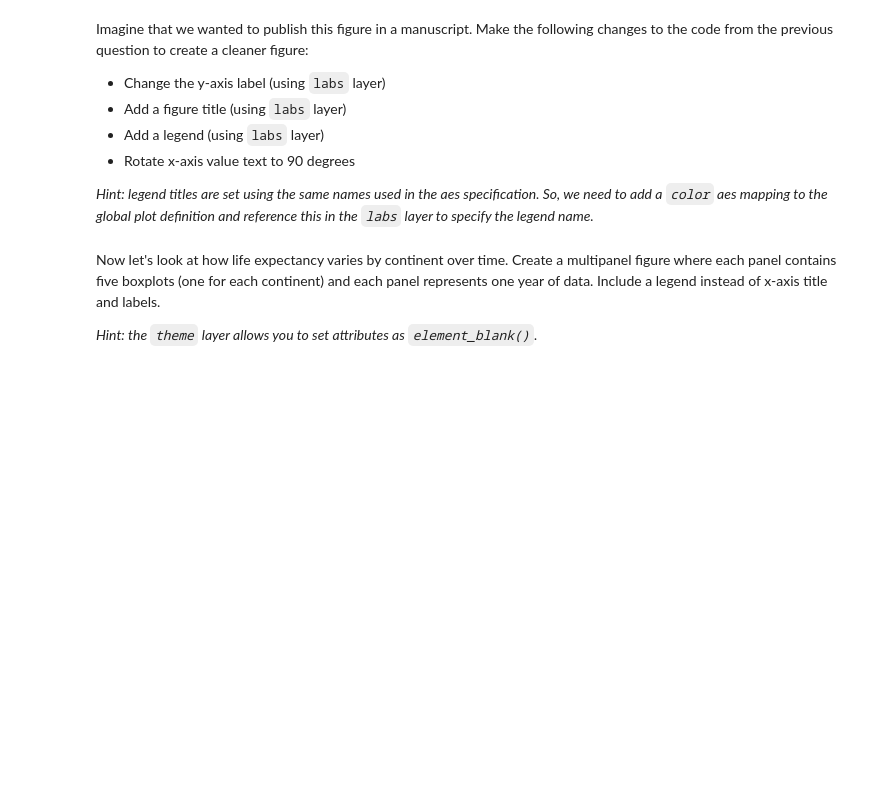
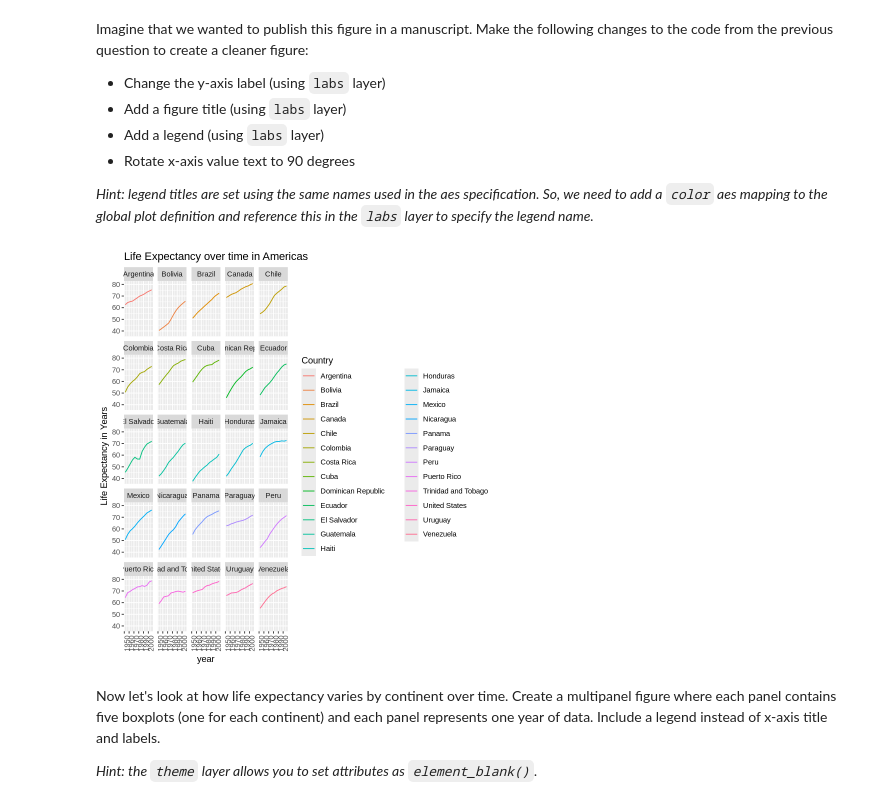
Before and after one commit to scelliot-cpu/Elliott_DSPN_26, a Jupyter notebook: ExerciseSubmissions/06_visualization-through-human-eyes.ipynb, the cells around one changed output. Cells and saved outputs as stored; diff of their text form; code cells hidden in the pictures; blank space fills up the shorter version.

```diff
--- a/ExerciseSubmissions/06_visualization-through-human-eyes.ipynb
+++ b/ExerciseSubmissions/06_visualization-through-human-eyes.ipynb
@@ -61,3 +59,16 @@ Imagine that we wanted to publish this figure in a manuscript. Make the followin
+# %%
+americas <- gapminder %>%
+filter(continent == "Americas")
+
+ggplot(data = americas, aes(x = year, y = lifeExp, color = country)) +
+geom_line() +
+facet_wrap(~country) +
+labs(y = "Life Expectancy in Years",
+     title = "Life Expectancy over time in Americas",
+     color = "Country") +
+theme(axis.text.x = element_text(angle = 90, hjust = 1))
+# %% [output]
+[figure, added]
 # %% [markdown]
 Now let's look at how life expectancy varies by continent over time. Create a multipanel figure where each panel contains five boxplots (one for each continent) and each panel represents one year of data. Include a legend instead of x-axis title and labels.
 
```
Also changed, not shown: parts of 4 cells of this notebook.
